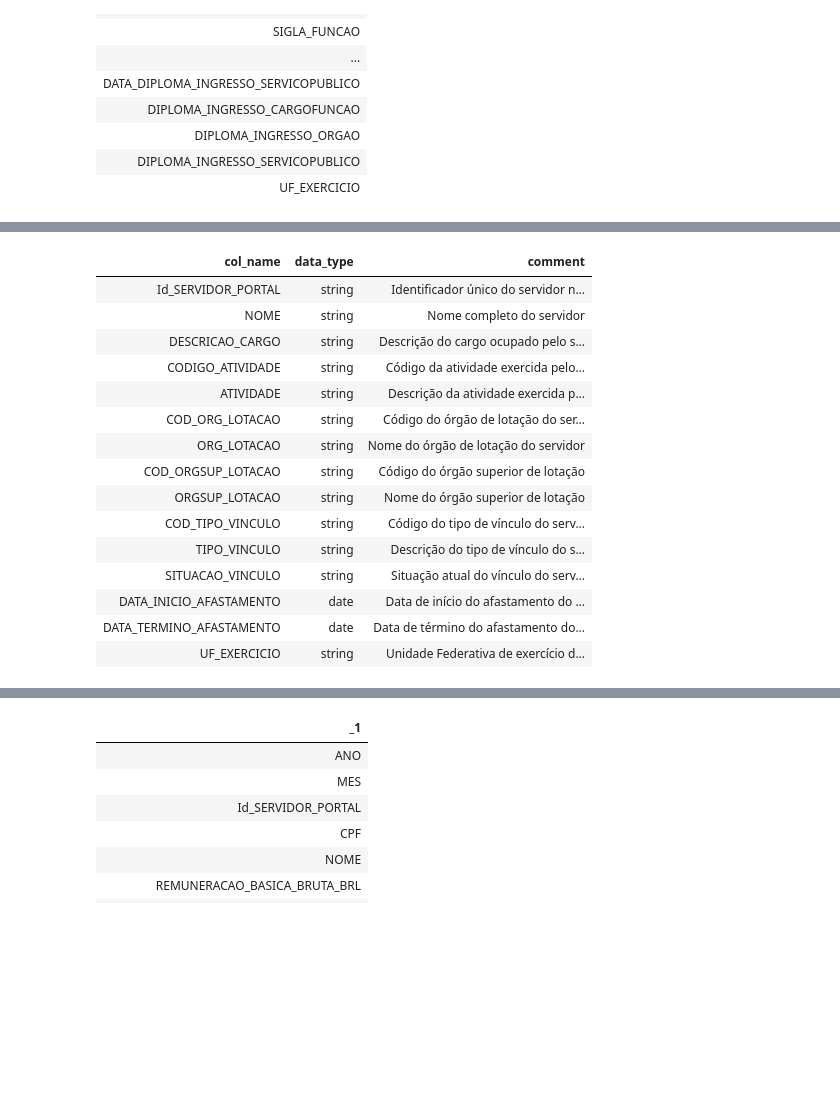
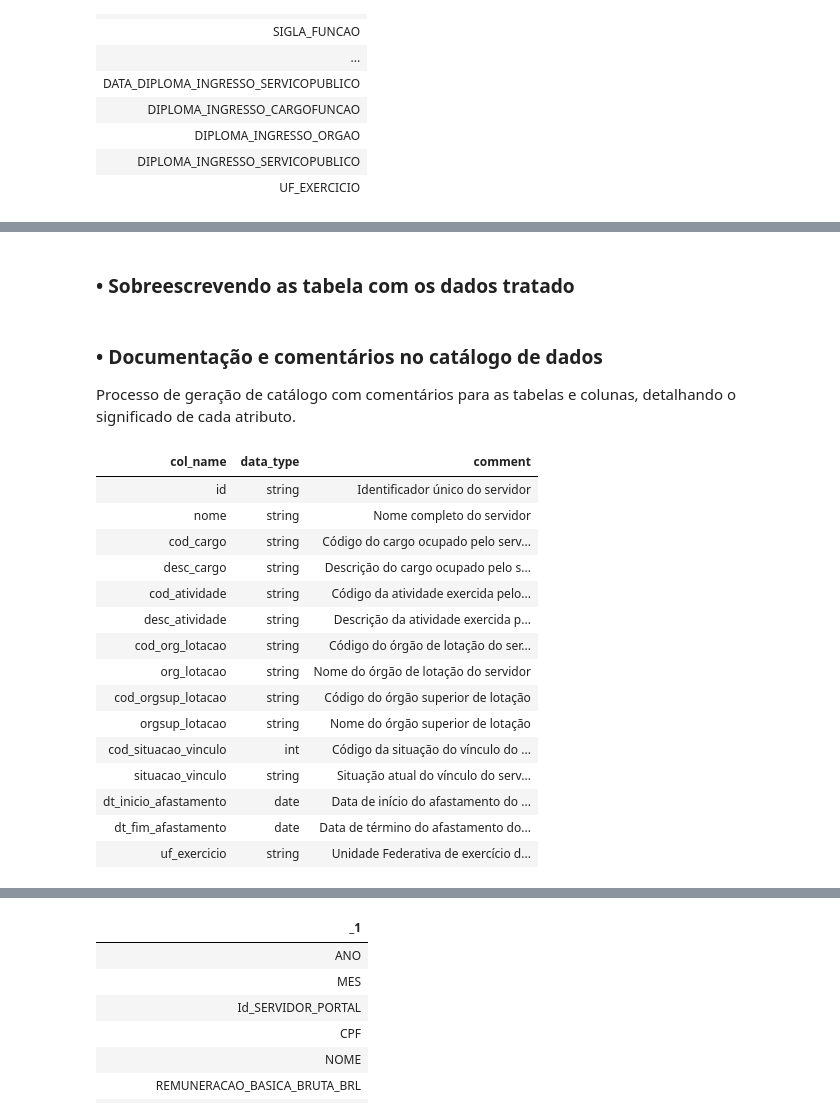
Before and after one commit to rafatheodoro/mvp-engenharia-dados, a Jupyter notebook: MVP_analise_cargos_remuneracao_GovBr.ipynb, the cells around one changed output, grey strips where cells are left out. Cells and saved outputs as stored; diff of their text form; code cells hidden in the pictures; blank space fills up the shorter version.

```diff
--- a/MVP_analise_cargos_remuneracao_GovBr.ipynb
+++ b/MVP_analise_cargos_remuneracao_GovBr.ipynb
@@ -474 +748,3 @@ display(df_filtrado_servidores_cadastro.limit(5))
+# %% [markdown]
+### • Sobreescrevendo as tabela com os dados tratado
 # %%
@@ -476,45 +751,48 @@ display(df_filtrado_servidores_cadastro.limit(5))
 
 df_filtrado_servidores_cadastro.write.format("delta").mode("overwrite").option("overwriteSchema", "true").saveAsTable("servidores.silver.servidores_cadastro")
+# %% [markdown]
+### • Documentação e comentários no catálogo de dados
+Processo de geração de catálogo com comentários para as tabelas e colunas, detalhando o significado de cada atributo.
 # %%
 %sql
 -- Comentário para a tabela servidores_cadastro
 COMMENT ON TABLE servidores_cadastro IS 'Tabela de dados cadastrais dos servidores ativos, com informações limpas, padronizadas e prontas para análises de vínculos, cargos, atividades e órgãos de lotação.';
 
 -- Comentários para o catálogo de dados da tabela servidores_cadastro
-COMMENT ON COLUMN servidores_cadastro.Id_SERVIDOR_PORTAL IS 'Identificador único do servidor no portal';
-COMMENT ON COLUMN servidores_cadastro.NOME IS 'Nome completo do servidor';
-COMMENT ON COLUMN servidores_cadastro.DESCRICAO_CARGO IS 'Descrição do cargo ocupado pelo servidor';
-COMMENT ON COLUMN servidores_cadastro.CODIGO_ATIVIDADE IS 'Código da atividade exercida pelo servidor';
-COMMENT ON COLUMN servidores_cadastro.ATIVIDADE IS 'Descrição da atividade exercida pelo servidor';
-COMMENT ON COLUMN servidores_cadastro.COD_ORG_LOTACAO IS 'Código do órgão de lotação do servidor';
-COMMENT ON COLUMN servidores_cadastro.ORG_LOTACAO IS 'Nome do órgão de lotação do servidor';
-COMMENT ON COLUMN servidores_cadastro.COD_ORGSUP_LOTACAO IS 'Código do órgão superior de lotação';
-COMMENT ON COLUMN servidores_cadastro.ORGSUP_LOTACAO IS 'Nome do órgão superior de lotação';
-COMMENT ON COLUMN servidores_cadastro.COD_TIPO_VINCULO IS 'Código do tipo de vínculo do servidor';
-COMMENT ON COLUMN servidores_cadastro.TIPO_VINCULO IS 'Descrição do tipo de vínculo do servidor';
-COMMENT ON COLUMN servidores_cadastro.SITUACAO_VINCULO IS 'Situação atual do vínculo do servidor';
-COMMENT ON COLUMN servidores_cadastro.DATA_INICIO_AFASTAMENTO IS 'Data de início do afastamento do servidor, formato yyyy-MM-dd, NULL quando não aplicável';
-COMMENT ON COLUMN servidores_cadastro.DATA_TERMINO_AFASTAMENTO IS 'Data de término do afastamento do servidor, formato yyyy-MM-dd, NULL quando não aplicável';
-COMMENT ON COLUMN servidores_cadastro.UF_EXERCICIO IS 'Unidade Federativa de exercício do servidor';
+COMMENT ON COLUMN servidores_cadastro.id IS 'Identificador único do servidor';
+COMMENT ON COLUMN servidores_cadastro.nome IS 'Nome completo do servidor';
+COMMENT ON COLUMN servidores_cadastro.cod_cargo IS 'Código do cargo ocupado pelo servidor';
+COMMENT ON COLUMN servidores_cadastro.desc_cargo IS 'Descrição do cargo ocupado pelo servidor';
+COMMENT ON COLUMN servidores_cadastro.cod_atividade IS 'Código da atividade exercida pelo servidor';
+COMMENT ON COLUMN servidores_cadastro.desc_atividade IS 'Descrição da atividade exercida pelo servidor';
+COMMENT ON COLUMN servidores_cadastro.cod_org_lotacao IS 'Código do órgão de lotação do servidor';
+COMMENT ON COLUMN servidores_cadastro.org_lotacao IS 'Nome do órgão de lotação do servidor';
+COMMENT ON COLUMN servidores_cadastro.cod_orgsup_lotacao IS 'Código do órgão superior de lotação';
+COMMENT ON COLUMN servidores_cadastro.orgsup_lotacao IS 'Nome do órgão superior de lotação';
+COMMENT ON COLUMN servidores_cadastro.cod_situacao_vinculo IS 'Código da situação do vínculo do servidor';
+COMMENT ON COLUMN servidores_cadastro.situacao_vinculo IS 'Situação atual do vínculo do servidor';
+COMMENT ON COLUMN servidores_cadastro.dt_inicio_afastamento IS 'Data de início do afastamento do servidor, formato yyyy-MM-dd, NULL quando não aplicável';
+COMMENT ON COLUMN servidores_cadastro.dt_fim_afastamento IS 'Data de término do afastamento do servidor, formato yyyy-MM-dd, NULL quando não aplicável';
+COMMENT ON COLUMN servidores_cadastro.uf_exercicio IS 'Unidade Federativa de exercício do servidor';
 
 DESCRIBE servidores_cadastro;
 # %% [output]
 | col_name | data_type | comment |
-| Id_SERVIDOR_PORTAL | string | Identificador único do servidor n... |
-| NOME | string | Nome completo do servidor |
-| DESCRICAO_CARGO | string | Descrição do cargo ocupado pelo s... |
-| CODIGO_ATIVIDADE | string | Código da atividade exercida pelo... |
-| ATIVIDADE | string | Descrição da atividade exercida p... |
-| COD_ORG_LOTACAO | string | Código do órgão de lotação do ser... |
-| ORG_LOTACAO | string | Nome do órgão de lotação do servidor |
-| COD_ORGSUP_LOTACAO | string | Código do órgão superior de lotação |
-| ORGSUP_LOTACAO | string | Nome do órgão superior de lotação |
-| COD_TIPO_VINCULO | string | Código do tipo de vínculo do serv... |
-| TIPO_VINCULO | string | Descrição do tipo de vínculo do s... |
-| SITUACAO_VINCULO | string | Situação atual do vínculo do serv... |
-| DATA_INICIO_AFASTAMENTO | date | Data de início do afastamento do ... |
-| DATA_TERMINO_AFASTAMENTO | date | Data de término do afastamento do... |
-| UF_EXERCICIO | string | Unidade Federativa de exercício d... |
+| id | string | Identificador único do servidor |
+| nome | string | Nome completo do servidor |
+| cod_cargo | string | Código do cargo ocupado pelo serv... |
+| desc_cargo | string | Descrição do cargo ocupado pelo s... |
+| cod_atividade | string | Código da atividade exercida pelo... |
+| desc_atividade | string | Descrição da atividade exercida p... |
+| cod_org_lotacao | string | Código do órgão de lotação do ser... |
+| org_lotacao | string | Nome do órgão de lotação do servidor |
+| cod_orgsup_lotacao | string | Código do órgão superior de lotação |
+| orgsup_lotacao | string | Nome do órgão superior de lotação |
+| cod_situacao_vinculo | int | Código da situação do vínculo do ... |
+| situacao_vinculo | string | Situação atual do vínculo do serv... |
+| dt_inicio_afastamento | date | Data de início do afastamento do ... |
+| dt_fim_afastamento | date | Data de término do afastamento do... |
+| uf_exercicio | string | Unidade Federativa de exercício d... |
 # %%
 %sql
 DESCRIBE DETAIL servidores_cadastro;
```
Also changed, not shown: parts of 159 cells of this notebook.
